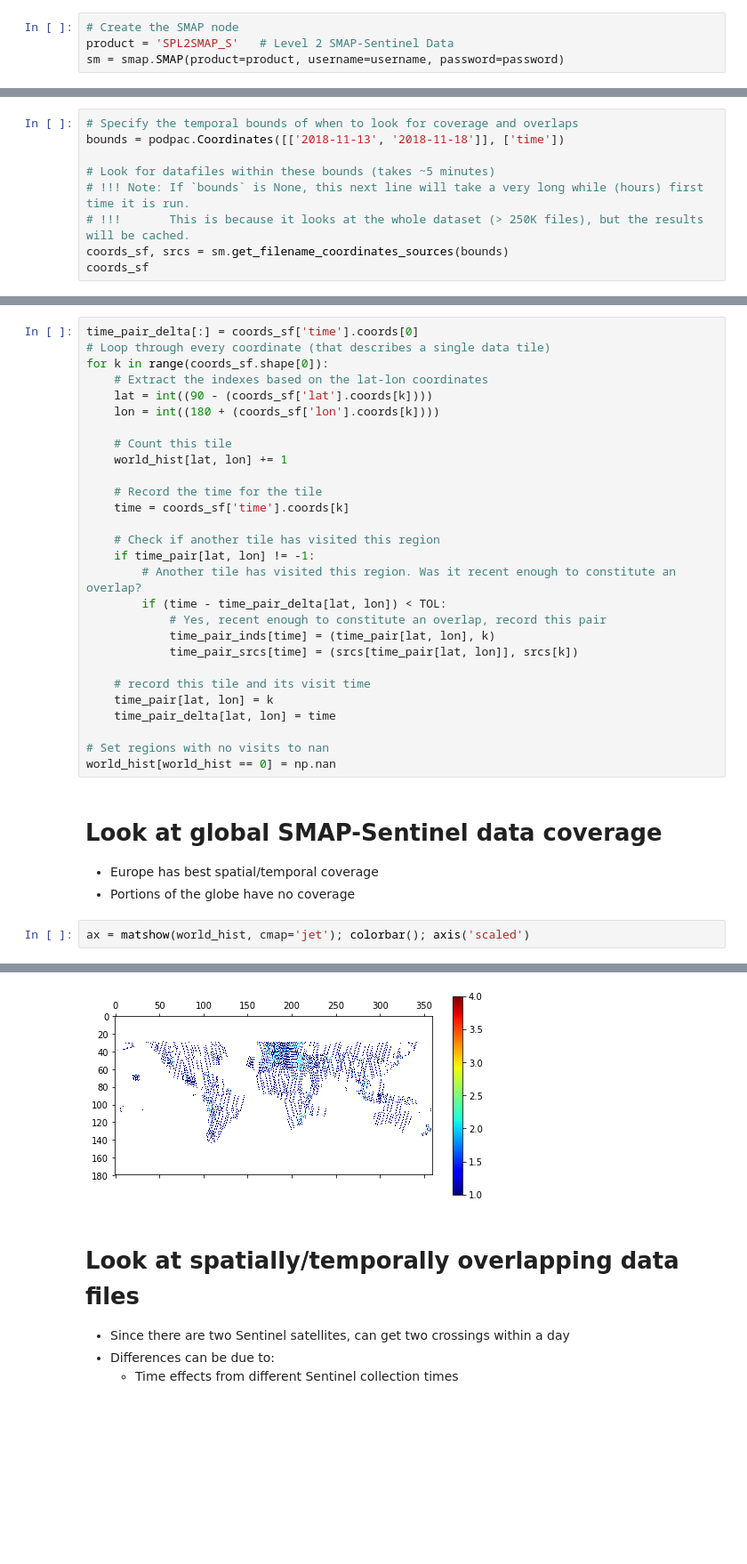
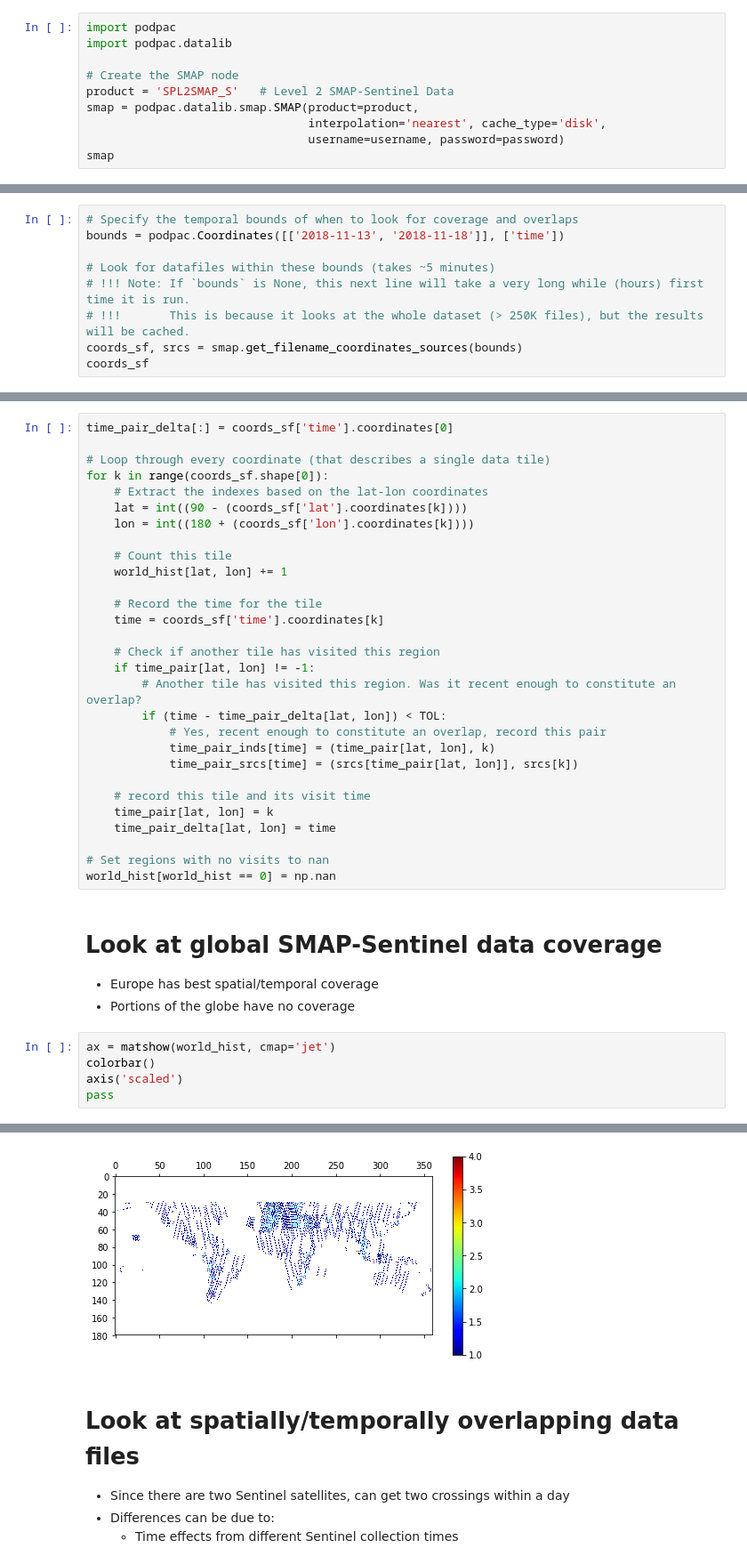
Before and after one commit to creare-com/podpac-examples, a Jupyter notebook: notebooks/basic_examples/101-working-with-SMAP-Sentinel-data.ipynb, the cells around one changed output, grey strips where cells are left out. Shown: that part at 89% size. Saved outputs shown, nothing was run; the diff lists cells and outputs as text; blank space fills up the shorter version.

```diff
--- a/notebooks/basic_examples/101-working-with-SMAP-Sentinel-data.ipynb
+++ b/notebooks/basic_examples/101-working-with-SMAP-Sentinel-data.ipynb
@@ -42,6 +47,12 @@ Password: ··················
 # %% [markdown]
 # Create the PODPAC SMAP Node, selecting the Sentinel product
 # %%
+import podpac
+import podpac.datalib
+
 # Create the SMAP node
 product = 'SPL2SMAP_S'   # Level 2 SMAP-Sentinel Data
-sm = smap.SMAP(product=product, username=username, password=password)
+smap = podpac.datalib.smap.SMAP(product=product,
+                                interpolation='nearest', cache_type='disk',
+                                username=username, password=password)
+smap
@@ -58,7 +73,7 @@ bounds = podpac.Coordinates([['2018-11-13', '2018-11-18']], ['time'])
 # Look for datafiles within these bounds (takes ~5 minutes)
 # !!! Note: If `bounds` is None, this next line will take a very long while (hours) first time it is run.
 # !!!       This is because it looks at the whole dataset (> 250K files), but the results will be cached.
-coords_sf, srcs = sm.get_filename_coordinates_sources(bounds)
+coords_sf, srcs = smap.get_filename_coordinates_sources(bounds)
 coords_sf
 # %% [output]
 Coordinates
@@ -78,18 +95,19 @@ time_pair_srcs = OrderedDict()
 
 TOL = np.timedelta64(1, 'D')
 # %%
-time_pair_delta[:] = coords_sf['time'].coords[0]
+time_pair_delta[:] = coords_sf['time'].coordinates[0]
+
 # Loop through every coordinate (that describes a single data tile)
 for k in range(coords_sf.shape[0]):
     # Extract the indexes based on the lat-lon coordinates
-    lat = int((90 - (coords_sf['lat'].coords[k])))
-    lon = int((180 + (coords_sf['lon'].coords[k])))
+    lat = int((90 - (coords_sf['lat'].coordinates[k])))
+    lon = int((180 + (coords_sf['lon'].coordinates[k])))
 
     # Count this tile
     world_hist[lat, lon] += 1
 
     # Record the time for the tile
-    time = coords_sf['time'].coords[k]
+    time = coords_sf['time'].coordinates[k]
 
     # Check if another tile has visited this region
     if time_pair[lat, lon] != -1:
@@ -110,5 +128,8 @@ world_hist[world_hist == 0] = np.nan
 * Europe has best spatial/temporal coverage
 * Portions of the globe have no coverage
 # %%
-ax = matshow(world_hist, cmap='jet'); colorbar(); axis('scaled')
+ax = matshow(world_hist, cmap='jet')
+colorbar()
+axis('scaled')
+pass
 # %% [output]
@@ -116,4 +136,4 @@ ax = matshow(world_hist, cmap='jet'); colorbar(); axis('scaled')
-[figure, old version]
+[figure, new version]
 # %% [markdown]
 # Look at spatially/temporally overlapping data files
 * Since there are two Sentinel satellites, can get two crossings within a day
```
Also changed, not shown: parts of 15 cells of this notebook.
